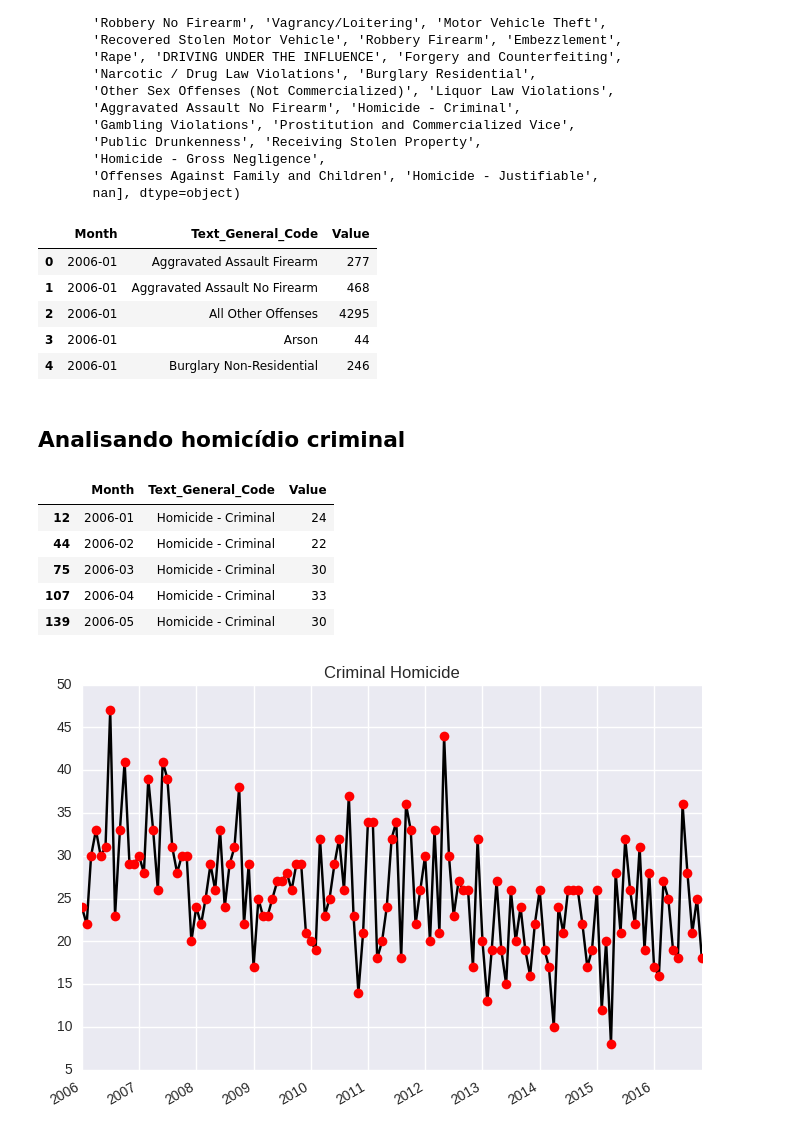
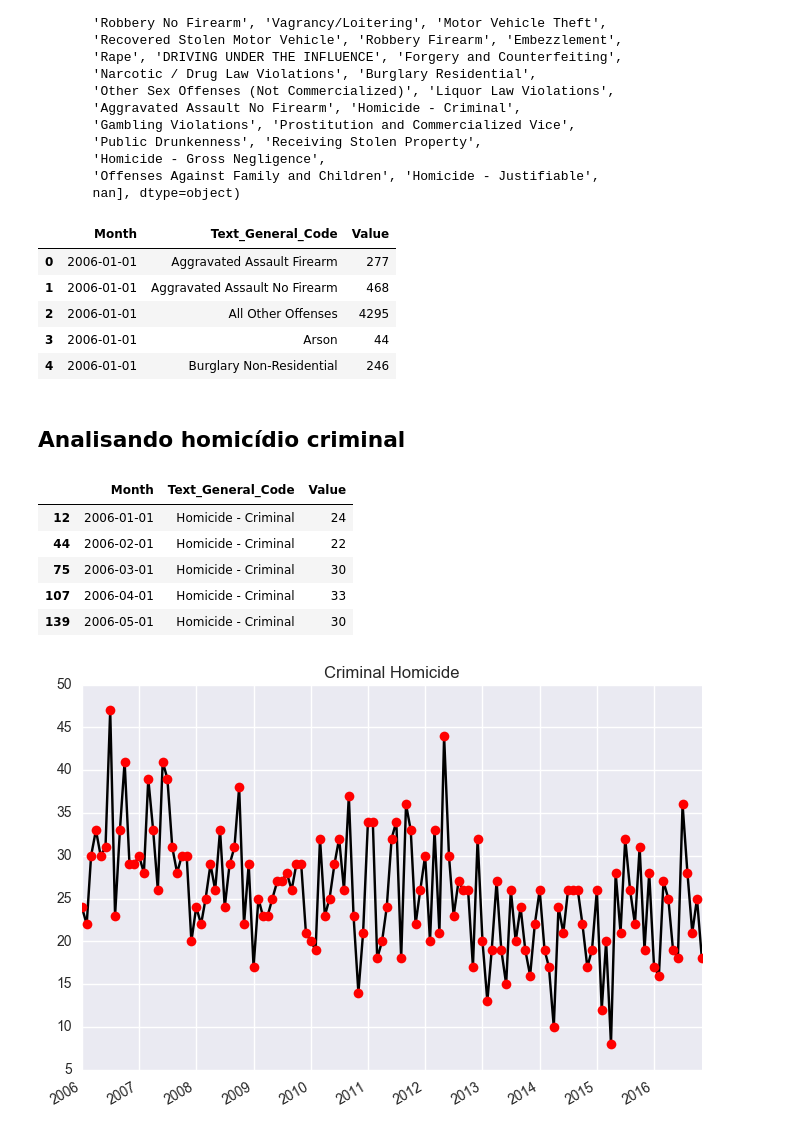
Before and after one commit to alexandremuzio/crime_data_analysis, a Jupyter notebook: crime_analysis.ipynb, the cells around one changed output. Cells and saved outputs as stored; diff of their text form; code cells hidden in the pictures.

```diff
--- a/crime_analysis.ipynb
+++ b/crime_analysis.ipynb
@@ -18,9 +19,14 @@ d = pd.read_csv(FILE,
                 'Dispatch_Date_Time':str,'Dispatch_Date':str,'Dispatch_Time':str,
                   'Hour':str,'Dc_Key':str,'Location_Block':str,
                      'UCR_General':str,'Text_General_Code':str,
-              'Police_Districts':str,'Month':str,'Lon':str,'Lat':str},
+              'Police_Districts':str,'Month':str,'Lon':float,'Lat':float},
              parse_dates=['Dispatch_Date_Time'],date_parser=dateparse)
 
 # Fix Month to datetime Month
 d['Month'] = d['Month'].apply(lambda x: datetime.datetime.strptime(x,'%Y-%m'))
+# %%
+Dat = pd.to_datetime(d.Dispatch_Date_Time)
+d['month'] = Dat.dt.month
+d['year'] = Dat.dt.year
+d['day'] = Dat.dt.day
 # %%
@@ -64,20 +68,20 @@ array(['Other Assaults', 'All Other Offenses', 'Weapon Violations',
        nan], dtype=object)
 # %%
 # Count of 1 for each record. Nice to have a standard column name
-df['Value'] = 1
+d['Value'] = 1
 
 
 # Use sum. We're summing up all  Dc_Dist
-g=df.groupby(['Month','Text_General_Code'])['Value'].sum().reset_index()
+g=d.groupby(['Month','Text_General_Code'])['Value'].sum().reset_index()
 
 g.head()
 # %% [output]
 |  | Month | Text_General_Code | Value |
-| 0 | 2006-01 | Aggravated Assault Firearm | 277 |
-| 1 | 2006-01 | Aggravated Assault No Firearm | 468 |
-| 2 | 2006-01 | All Other Offenses | 4295 |
-| 3 | 2006-01 | Arson | 44 |
-| 4 | 2006-01 | Burglary Non-Residential | 246 |
+| 0 | 2006-01-01 | Aggravated Assault Firearm | 277 |
+| 1 | 2006-01-01 | Aggravated Assault No Firearm | 468 |
+| 2 | 2006-01-01 | All Other Offenses | 4295 |
+| 3 | 2006-01-01 | Arson | 44 |
+| 4 | 2006-01-01 | Burglary Non-Residential | 246 |
 # %% [markdown]
 ## Analisando homicídio criminal
 # %%
@@ -85,12 +89,12 @@ homicide_df = g[g['Text_General_Code'] == 'Homicide - Criminal']
 # %%
-homicide_df.head()
+homicide_d.head()
 # %% [output]
 |  | Month | Text_General_Code | Value |
-| 12 | 2006-01 | Homicide - Criminal | 24 |
-| 44 | 2006-02 | Homicide - Criminal | 22 |
-| 75 | 2006-03 | Homicide - Criminal | 30 |
-| 107 | 2006-04 | Homicide - Criminal | 33 |
-| 139 | 2006-05 | Homicide - Criminal | 30 |
+| 12 | 2006-01-01 | Homicide - Criminal | 24 |
+| 44 | 2006-02-01 | Homicide - Criminal | 22 |
+| 75 | 2006-03-01 | Homicide - Criminal | 30 |
+| 107 | 2006-04-01 | Homicide - Criminal | 33 |
+| 139 | 2006-05-01 | Homicide - Criminal | 30 |
 # %%
 # Red dot with Line
 fig, ax = plt.subplots()
```
Also changed, not shown: parts of 7 cells of this notebook.
